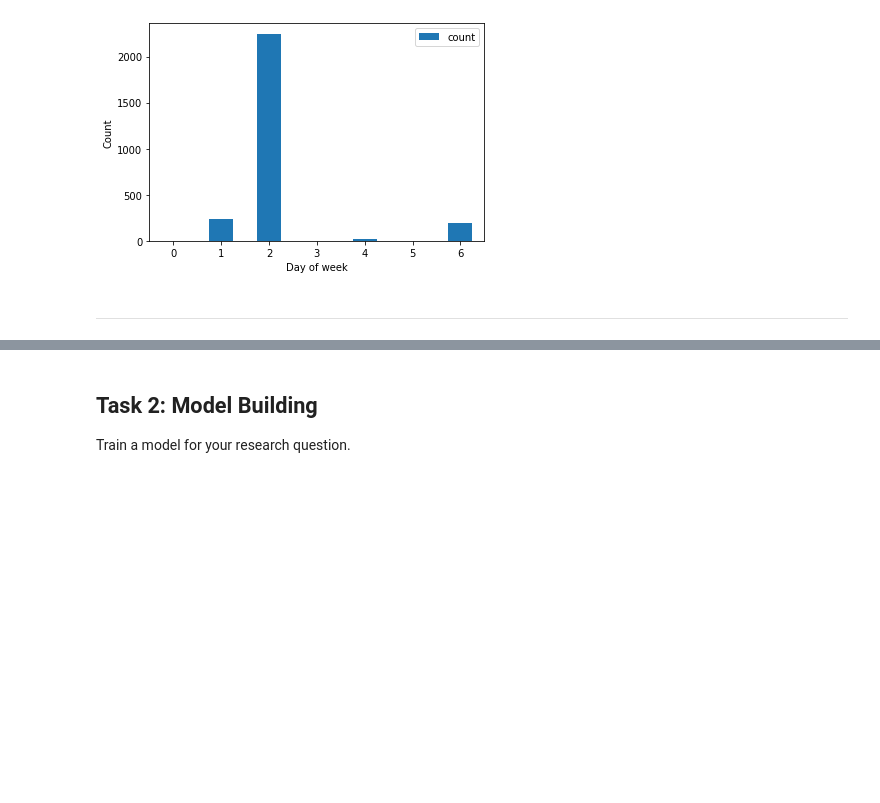
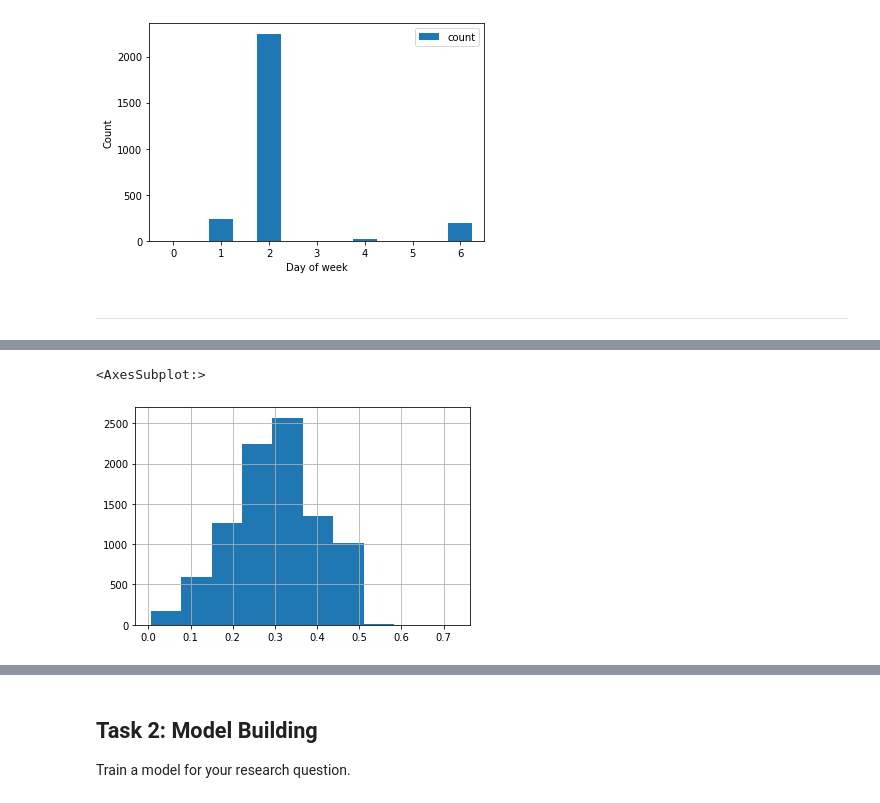
Before and after one commit to ML4BD/milestone-4-roguesgallery, a Jupyter notebook: notebooks/Milestone04/m4_lernnavi_342485.ipynb, the cells around one changed output, grey strips where cells are left out. Drawn from its saved outputs; the diff is of its cells as text; code cells hidden in the pictures; blank space fills up the shorter version.

```diff
--- a/notebooks/Milestone04/m4_lernnavi_342485.ipynb
+++ b/notebooks/Milestone04/m4_lernnavi_342485.ipynb
@@ -505,0 +512,7 @@ time_measures_plot_student(student_clean, data_clean, 'weekday', no_weeks)
+# %%
+num_actions = data_clean.groupby(['user_id','week'])['action'].count().reset_index()
+num_eng_actions = data_clean[(data_clean['action'] == 'SUBMIT_ANSWER') |
+                             (data_clean['action'] == 'GO_TO_THEORY')].groupby(['user_id', 'week'])['action'].count().reset_index()
+tmp = num_actions.merge(num_eng_actions, on=['user_id', 'week'])
+tmp['prop'] = tmp.action_y / tmp.action_x
+tmp.head()
@@ -505,0 +526,5 @@ time_measures_plot_student(student_clean, data_clean, 'weekday', no_weeks)
+# %%
+tmp['prop'].hist()
+# %% [output]
+<AxesSubplot:>
+[figure, added]
```
Also changed, not shown: parts of 5 cells of this notebook.
